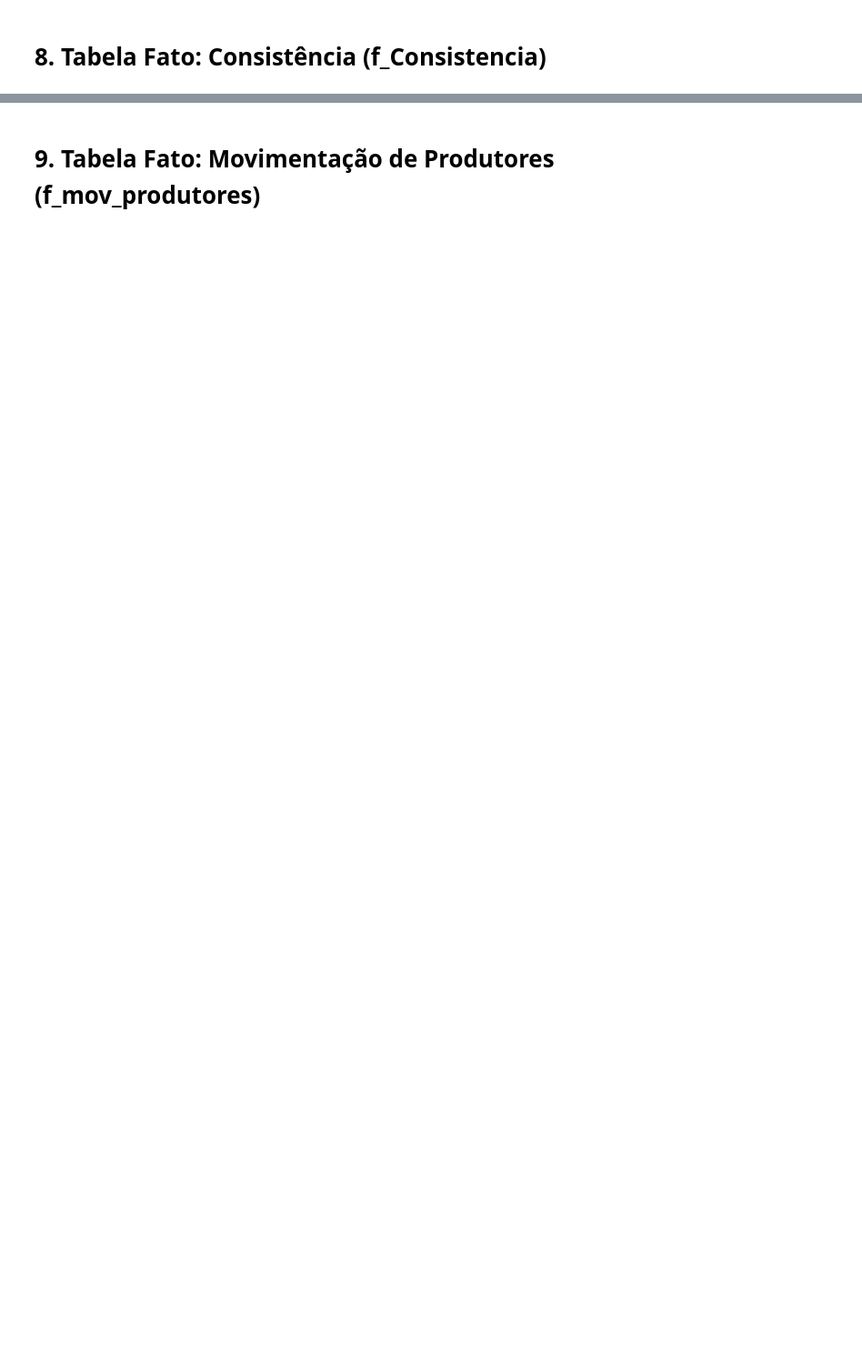
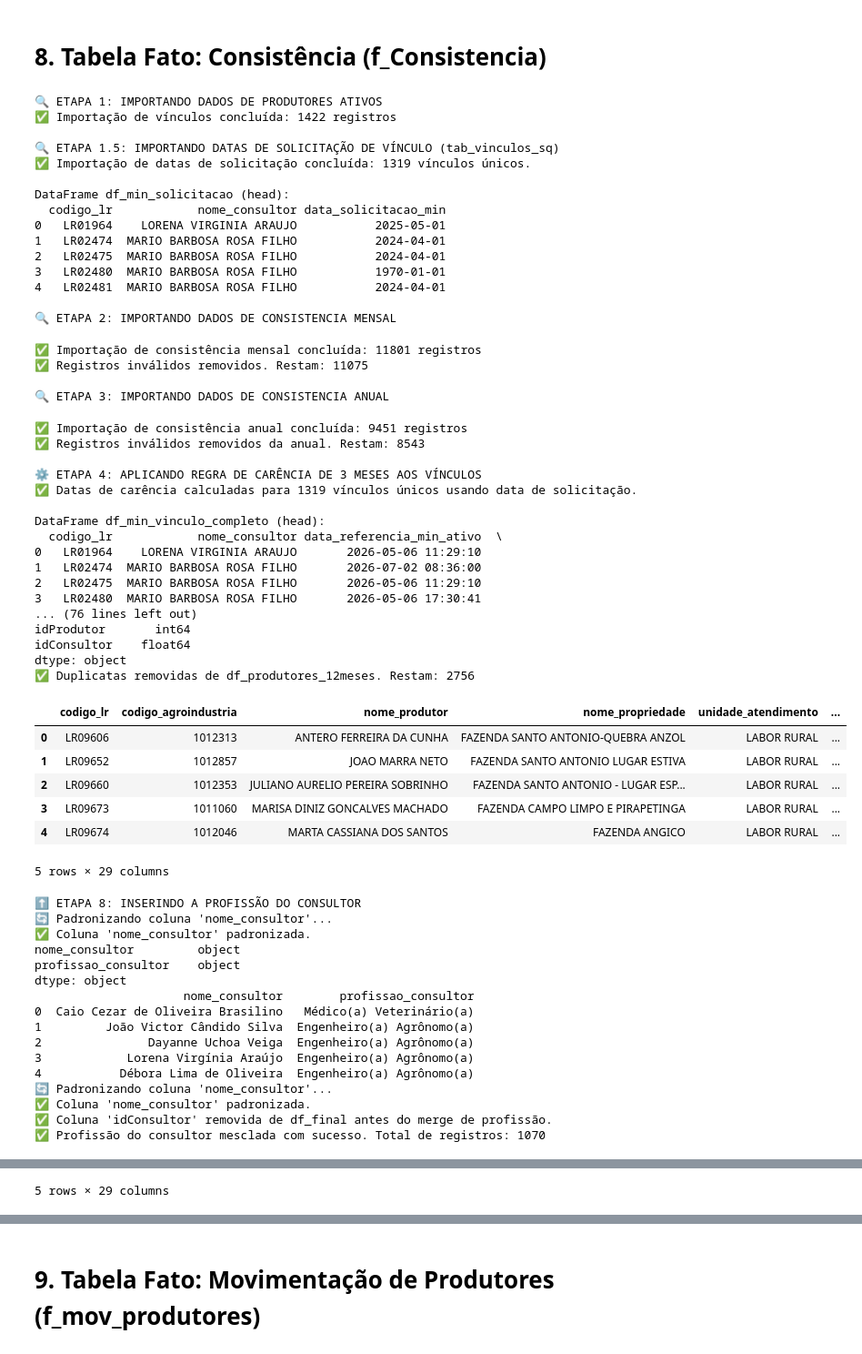
Before and after one commit to noguilhermee/lr-smartquestion, a Jupyter notebook: SCRIPTS/ETL_BI_LR.ipynb, the cells around one changed output, grey strips where cells are left out. Shown at 91% size. Drawn from its saved outputs; the diff is of its cells as text; code cells hidden in the pictures; blank space fills up the shorter version.

```diff
--- a/SCRIPTS/ETL_BI_LR.ipynb
+++ b/SCRIPTS/ETL_BI_LR.ipynb
@@ -2391,10 +2459,14 @@ print("\n🔍 ETAPA 1: IMPORTANDO DADOS DE PRODUTORES ATIVOS")
 projetos = ['REGENERA', 'ALVOAR ECO', 'ALVOAR ASSIST', 'SEMEAR', 'ATEG_CCPR', 'Alvoar', 'LPA']
 colunas_produtores_ativos = '*'
 try:
-    resultado_vinculos = supabase.table(TAB_VINCULOS_STAGING) \
+    resultado_vinculos = supabase.table('tab_produtores_ativos_mensal') \
         .select(colunas_produtores_ativos) \
+        .gte('data_referencia', data_inicial) \
+        .lte('data_referencia', data_final) \
         .in_('projeto', projetos) \
         .execute()
+    if not resultado_vinculos.data:
+        resultado_vinculos = supabase.table(TAB_VINCULOS_STAGING).select(colunas_produtores_ativos).in_('projeto', projetos).execute()
     if resultado_vinculos.data:
         df_vinculos_mes = pd.DataFrame(resultado_vinculos.data)
         if 'consultor_grupo_atendimento' in df_vinculos_mes.columns and 'nome_consultor' not in df_vinculos_mes.columns:
@@ -2869,30 +2941,90 @@ df_final = df_final[tab_supabase_cols]
 # Exibir o head novamente para verificar os tipos após a conversão
 print("\nDataFrame df_final (head após conversão de datas para string e tratamento de NaN):")
 print(df_final.head())
 print("\nTipos de dados de df_final após conversão de datas e tratamento de NaN:")
 print(df_final.dtypes)
 
 
 # Exemplo de como seria o upsert no seu script Python
 SUPABASE_TABLE_CONSISTENCIA = TAB_CONSISTENCIA_FATO
 
 records_to_upsert = df_final.to_dict(orient='records')
 
 chunk_size = 1000
 for i in range(0, len(records_to_upsert), chunk_size):
     chunk = records_to_upsert[i:i + chunk_size]
     try:
         response = supabase.table(SUPABASE_TABLE_CONSISTENCIA).upsert(
             chunk,
             on_conflict="codigo_lr,nome_consultor,mes_referencia" # Chave composta para o UPSERT
         ).execute()
         if response.data:
             print(f"     - Upsert de {len(response.data)} registros em chunk {i//chunk_size + 1}.")
         else:
             print(f"     - Nenhum registro upserted para chunk {i//chunk_size + 1} ou erro na resposta.")
     except Exception as e:
         print(f"❌ Erro ao realizar upsert no Supabase (chunk {i//chunk_size + 1}): {str(e)}")
 
 
 print("\nDataFrame df_final (head após merges de consistência):")
 print(df_final.head())
+# %% [output]
+🔍 ETAPA 1: IMPORTANDO DADOS DE PRODUTORES ATIVOS
+✅ Importação de vínculos concluída: 1422 registros
+
+🔍 ETAPA 1.5: IMPORTANDO DATAS DE SOLICITAÇÃO DE VÍNCULO (tab_vinculos_sq)
+✅ Importação de datas de solicitação concluída: 1319 vínculos únicos.
+
+DataFrame df_min_solicitacao (head):
+  codigo_lr            nome_consultor data_solicitacao_min
+0   LR01964    LORENA VIRGINIA ARAUJO           2025-05-01
+1   LR02474  MARIO BARBOSA ROSA FILHO           2024-04-01
+2   LR02475  MARIO BARBOSA ROSA FILHO           2024-04-01
+3   LR02480  MARIO BARBOSA ROSA FILHO           1970-01-01
+4   LR02481  MARIO BARBOSA ROSA FILHO           2024-04-01
+
+🔍 ETAPA 2: IMPORTANDO DADOS DE CONSISTENCIA MENSAL
+✅ Importação de consistência mensal concluída: 11801 registros
+✅ Registros inválidos removidos. Restam: 11075
+
+🔍 ETAPA 3: IMPORTANDO DADOS DE CONSISTENCIA ANUAL
+✅ Importação de consistência anual concluída: 9451 registros
+✅ Registros inválidos removidos da anual. Restam: 8543
+
+⚙️ ETAPA 4: APLICANDO REGRA DE CARÊNCIA DE 3 MESES AOS VÍNCULOS
+✅ Datas de carência calculadas para 1319 vínculos únicos usando data de solicitação.
+
+DataFrame df_min_vinculo_completo (head):
+  codigo_lr            nome_consultor data_referencia_min_ativo  \
+0   LR01964    LORENA VIRGINIA ARAUJO       2026-05-06 11:29:10
+1   LR02474  MARIO BARBOSA ROSA FILHO       2026-07-02 08:36:00
+2   LR02475  MARIO BARBOSA ROSA FILHO       2026-05-06 11:29:10
+3   LR02480  MARIO BARBOSA ROSA FILHO       2026-05-06 17:30:41
+... (76 lines left out)
+idProdutor       int64
+idConsultor    float64
+dtype: object
+✅ Duplicatas removidas de df_produtores_12meses. Restam: 2756
+|  | codigo_lr | codigo_agroindustria | nome_produtor | nome_propriedade | unidade_atendimento | ... |
+| 0 | LR09606 | 1012313 | ANTERO FERREIRA DA CUNHA | FAZENDA SANTO ANTONIO-QUEBRA ANZOL | LABOR RURAL | ... |
+| 1 | LR09652 | 1012857 | JOAO MARRA NETO | FAZENDA SANTO ANTONIO LUGAR ESTIVA | LABOR RURAL | ... |
+| 2 | LR09660 | 1012353 | JULIANO AURELIO PEREIRA SOBRINHO | FAZENDA SANTO ANTONIO - LUGAR ESP... | LABOR RURAL | ... |
+| 3 | LR09673 | 1011060 | MARISA DINIZ GONCALVES MACHADO | FAZENDA CAMPO LIMPO E PIRAPETINGA | LABOR RURAL | ... |
+| 4 | LR09674 | 1012046 | MARTA CASSIANA DOS SANTOS | FAZENDA ANGICO | LABOR RURAL | ... |
+5 rows × 29 columns
+⬆️ ETAPA 8: INSERINDO A PROFISSÃO DO CONSULTOR
+🔄 Padronizando coluna 'nome_consultor'...
+✅ Coluna 'nome_consultor' padronizada.
+nome_consultor         object
+profissao_consultor    object
+dtype: object
+                     nome_consultor        profissao_consultor
+0  Caio Cezar de Oliveira Brasilino   Médico(a) Veterinário(a)
+1         João Victor Cândido Silva  Engenheiro(a) Agrônomo(a)
+2               Dayanne Uchoa Veiga  Engenheiro(a) Agrônomo(a)
+3            Lorena Virgínia Araújo  Engenheiro(a) Agrônomo(a)
+4           Débora Lima de Oliveira  Engenheiro(a) Agrônomo(a)
+🔄 Padronizando coluna 'nome_consultor'...
+✅ Coluna 'nome_consultor' padronizada.
+✅ Coluna 'idConsultor' removida de df_final antes do merge de profissão.
+✅ Profissão do consultor mesclada com sucesso. Total de registros: 1070
@@ -2898,0 +3037 @@ print(df_final.head())
+5 rows × 29 columns
```
Also changed, not shown: parts of 8 cells of this notebook, 1 other file.
